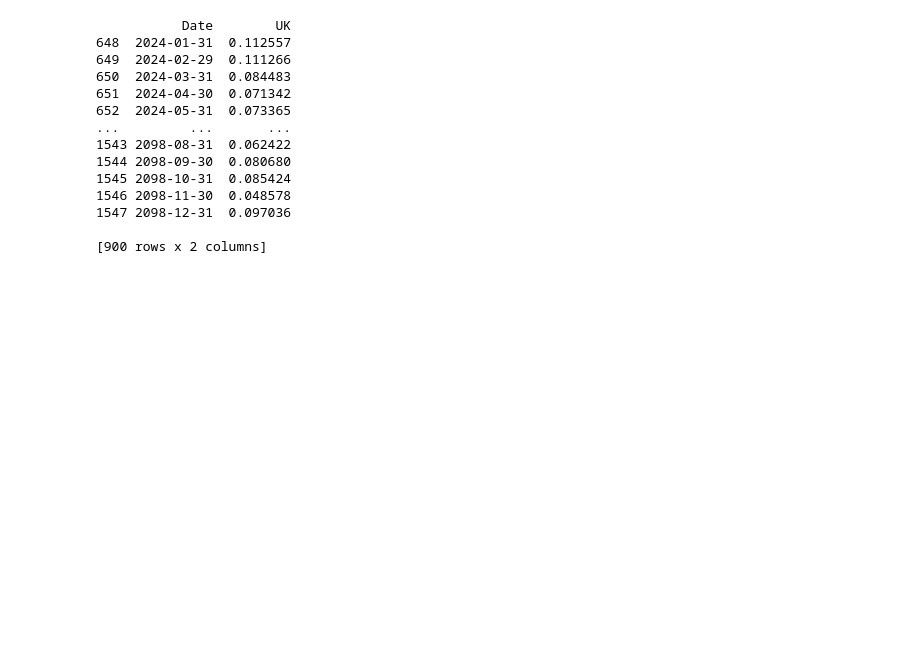
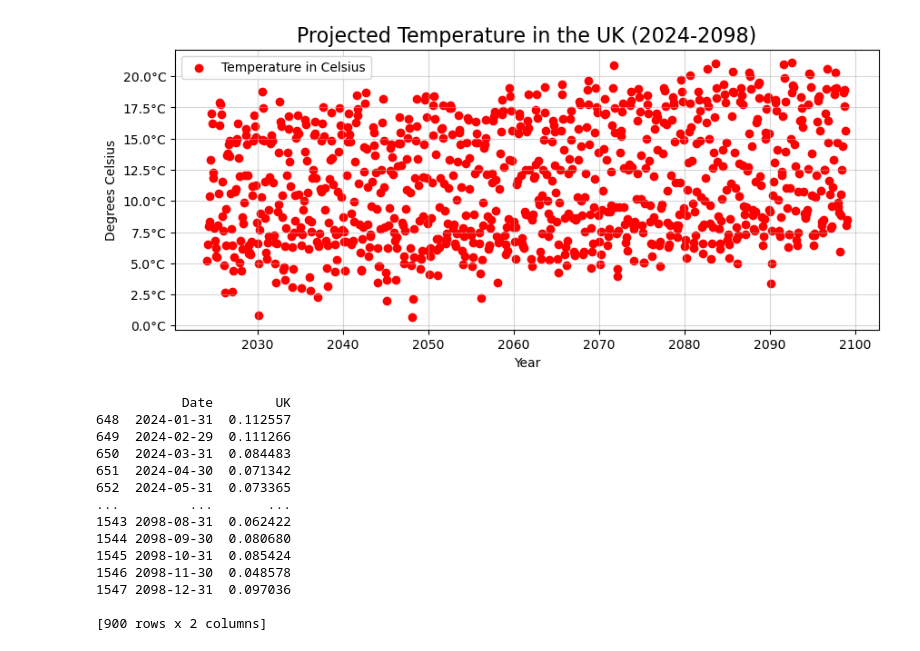
Before and after one commit to gpols/Sonification, a Jupyter notebook: loading_data.ipynb, the cells around one changed output. Cells and saved outputs as stored; diff of their text form; code cells hidden in the pictures; blank space fills up the shorter version.

```diff
--- a/loading_data.ipynb
+++ b/loading_data.ipynb
@@ -49,0 +3,81 @@ print(temp_uk)
+# %%
+#### Temperature data for the UK ####
+
+### Set the display options for the DataFrame
+# @temp_path: file path
+# @skiprows: skip the first 52 rows, they are metadata
+# @sep: delimiter (comma in this case)
+# @engine: Use Python engine for flexible parsing
+# @on_bad_lines: Skip any problematic rows
+
+# Load the data from the CSV file
+temp_path = "data_files/P_CMI5_RCMO_CM20_TA-_0002m_Euro_NUT0_S197001010000_E209812312100_INS_TIM_01m_NA-_cdf_org_01_RCP85_NA---_NA---.csv"
+
+temp_df = pd.read_csv(
+    temp_path,
+    skiprows=52,
+    sep=',',
+    engine='python',
+    on_bad_lines='skip'
+)
+
+#----------------------------------------------------------------------------------------------------#
+#### Data Cleaning ####
+#----------------------------------------------------------------------------------------------------#
+
+# Display the total numebr of rows to verify
+rows_size = len(temp_df)
+print(f"Size: {rows_size}")
+
+# Uncomment the following to inspect the data
+# temp_df.info()
+
+# Display the first few rows to verify
+# It confirms that the first 52 rows are metadata
+# print(temp_df.head())
+
+# Ensure 'Date' is parsed as a datetime column
+temp_df['Date'] = pd.to_datetime(temp_df['Date'])
+
+# No need to display the past data
+# Filter rows between 2024 and 2098
+temp_pred = temp_df[temp_df['Date'].dt.year >= 2024]
+
+# Select only 'Date' and 'UK' columns
+temp_uk = temp_pred[['Date', 'UK']]
+
+# Display the resulting data
+print(temp_uk)
+
+# Return a view inted of copy. Require for python 3.0
+# https://pandas.pydata.org/docs/user_guide/copy_on_write.html
+pd.options.mode.copy_on_write = True
+
+# Convert temperature from Kelvin to Celsius
+# Function based on the formula from https://www.rapidtables.com/convert/temperature/how-kelvin-to-celsius.html
+temp_uk['UK_Celsius'] = temp_uk['UK'] - 273.15
+
+# Display the updated DataFrame in celcius
+print(temp_uk.head())
+
+# Function to add degree symbol to y-axis ticks
+ # Format with 1 decimal place and °C
+def kelvin_to_celsius(y, _):
+    return f"{y:.1f}°C"
+
+#----------------------------------------------------------------------------------------------------#
+#### Plot the data ####
+#----------------------------------------------------------------------------------------------------#
+
+plt.figure(figsize=(10, 4))
+plt.scatter(temp_uk['Date'], temp_uk['UK_Celsius'], label='Temperature in Celsius', color='red')
+plt.title('Projected Temperature in the UK (2024-2098)', fontsize=16)
+plt.xlabel('Year')
+
+# Add a formatter for the y-axis
+plt.gca().yaxis.set_major_formatter(FuncFormatter(kelvin_to_celsius))
+plt.ylabel('Degrees Celsius')
+plt.grid(alpha=0.5)
+plt.legend()
+plt.show()
+# %% [output]
@@ -49,0 +101 @@ print(temp_uk)
+[figure, added]
```
Also changed, not shown: parts of 5 cells of this notebook, 3 other files.
